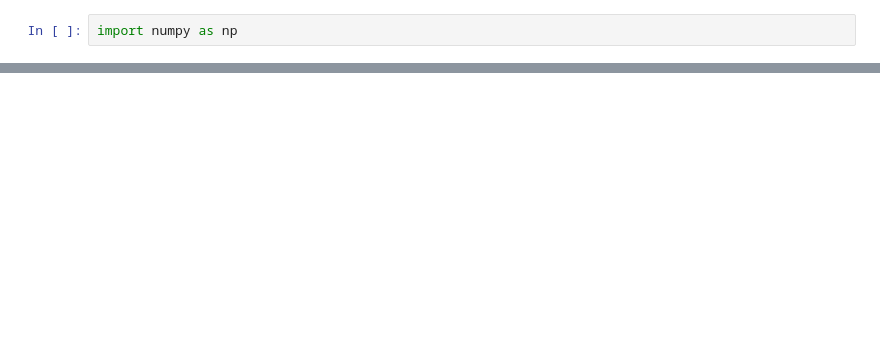
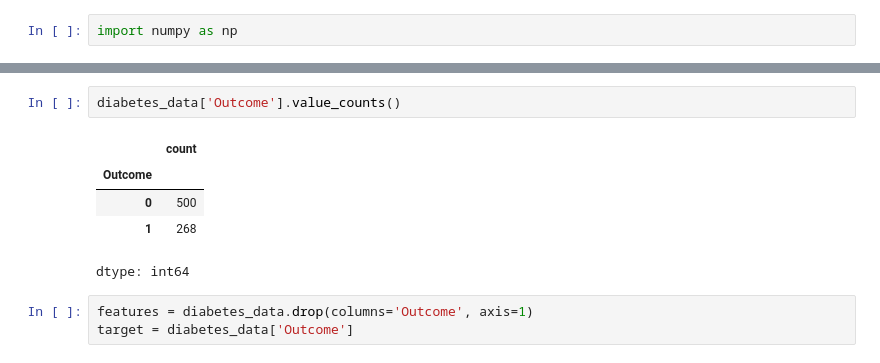
Before and after one commit to Pruthvirajsinh-Zala/ML-models-from-scratch, a Jupyter notebook: Support Vector Machines/code/SVM_from_scratch.ipynb, the cells around one changed output, grey strips where cells are left out. Saved outputs shown, nothing was run; the diff lists cells and outputs as text; blank space fills up the shorter version.

```diff
--- a/Support Vector Machines/code/SVM_from_scratch.ipynb
+++ b/Support Vector Machines/code/SVM_from_scratch.ipynb
@@ -58,0 +116,11 @@ class SVM_Classifier():
+# %%
+diabetes_data['Outcome'].value_counts()
+# %% [output]
+|  | count |
+| Outcome |  |
+| 0 | 500 |
+| 1 | 268 |
+dtype: int64
+# %%
+features = diabetes_data.drop(columns='Outcome', axis=1)
+target = diabetes_data['Outcome']
```
Also changed, not shown: parts of 26 cells of this notebook.
